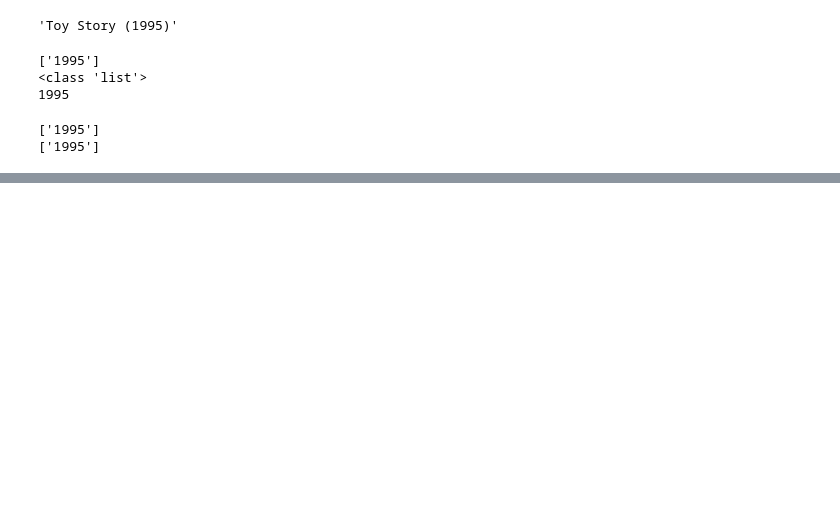
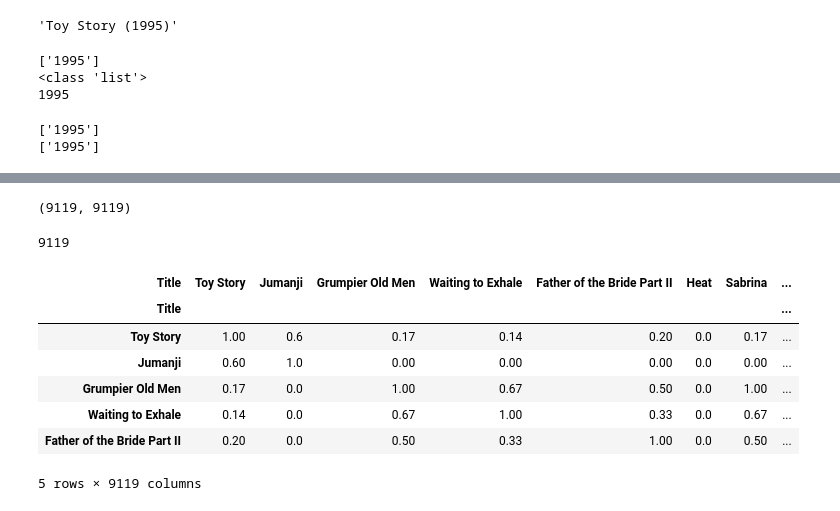
Before and after one commit to adambria1309/KurapikaZoldyck, a Jupyter notebook: Unlimited Chapter - Project/Building Recommendation Engine System.ipynb, the cells around one changed output, grey strips where cells are left out. Drawn from its saved outputs; the diff is of its cells as text; code cells hidden in the pictures; blank space fills up the shorter version.

```diff
--- a/Unlimited Chapter - Project/Building Recommendation Engine System.ipynb
+++ b/Unlimited Chapter - Project/Building Recommendation Engine System.ipynb
@@ -259,0 +312,3 @@ movie.head(2)
+# %%
+square = 1 - squareform(pdistance)
+square
@@ -259,0 +329,20 @@ movie.head(2)
+# %%
+square.shape
+# %% [output]
+(9119, 9119)
+# %%
+len(mov_genre.index)
+# %% [output]
+9119
+# %%
+jaccard_score = pd.DataFrame(data=np.round(square,2),index=mov_genre.index,columns=mov_genre.index)
+jaccard_score.head()
+# %% [output]
+| Title | Toy Story | Jumanji | Grumpier Old Men | Waiting to Exhale | Father of the Bride Part II | Heat | Sabrina | ... |
+| Title |  |  |  |  |  |  |  | ... |
+| Toy Story | 1.00 | 0.6 | 0.17 | 0.14 | 0.20 | 0.0 | 0.17 | ... |
+| Jumanji | 0.60 | 1.0 | 0.00 | 0.00 | 0.00 | 0.0 | 0.00 | ... |
+| Grumpier Old Men | 0.17 | 0.0 | 1.00 | 0.67 | 0.50 | 0.0 | 1.00 | ... |
+| Waiting to Exhale | 0.14 | 0.0 | 0.67 | 1.00 | 0.33 | 0.0 | 0.67 | ... |
+| Father of the Bride Part II | 0.20 | 0.0 | 0.50 | 0.33 | 1.00 | 0.0 | 0.50 | ... |
+5 rows × 9119 columns
```
Also changed, not shown: parts of 51 cells of this notebook.
